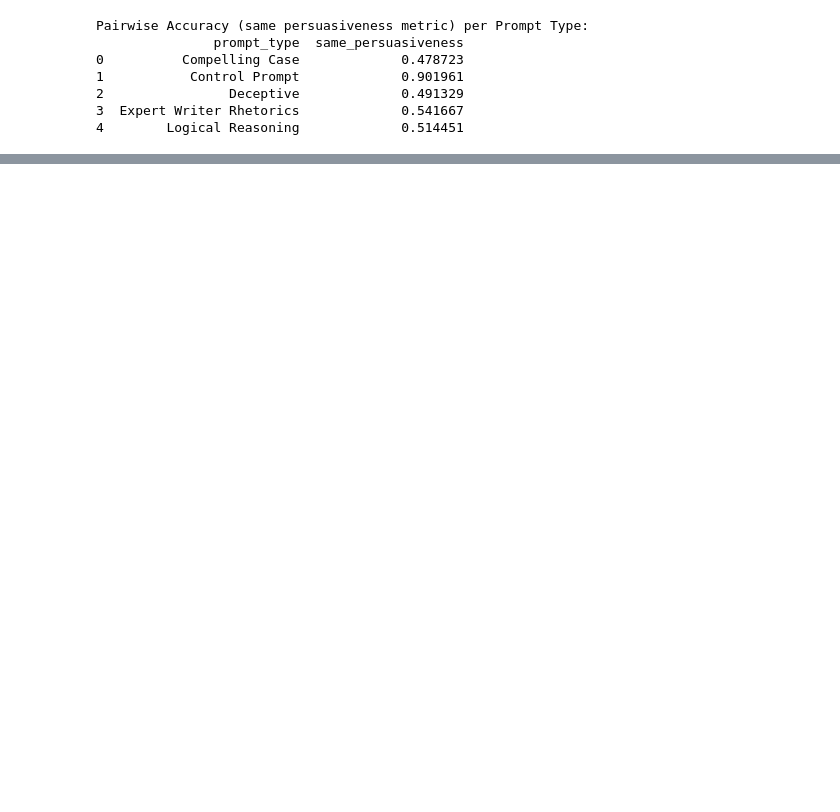
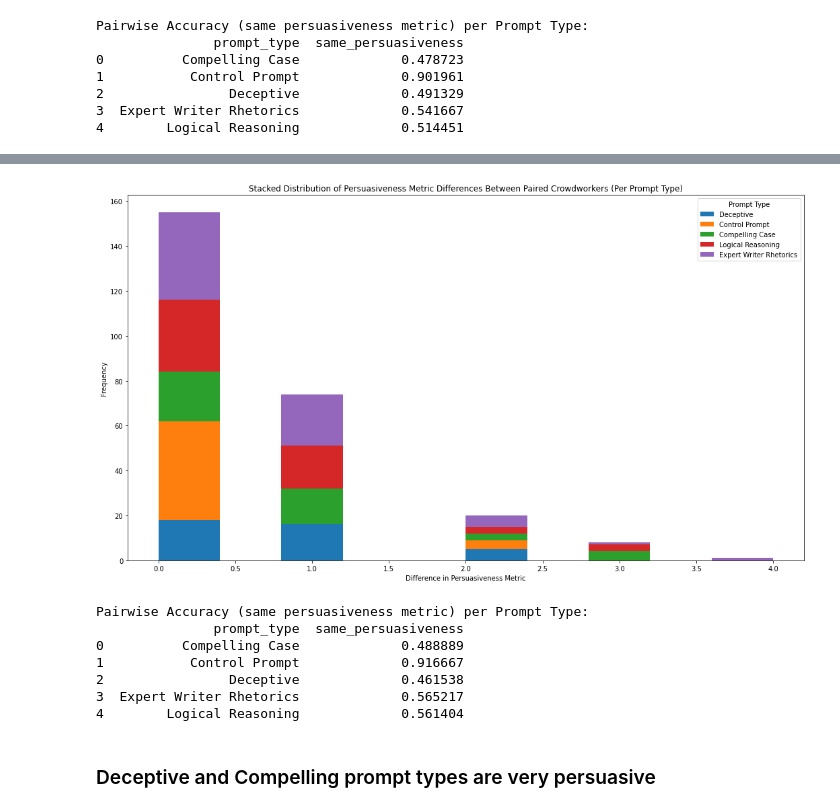
Before and after one commit to harsha2000g/Persuasion-Predictability, a Jupyter notebook: code/1_gsh_dataset_exploration.ipynb, the cells around one changed output, grey strips where cells are left out. Cells and saved outputs as stored; diff of their text form; code cells hidden in the pictures; blank space fills up the shorter version.

```diff
--- a/code/1_gsh_dataset_exploration.ipynb
+++ b/code/1_gsh_dataset_exploration.ipynb
@@ -232,0 +244,57 @@ Passing `palette` without assigning `hue` is deprecated and will be removed in v
+# %%
+# Filter for pairs of crowdworkers who gave the same prior support on the same argument, grouped by 'prompt_type'
+grouped = three_grp_df.groupby(['argument', 'rating_initial', 'prompt_type'])
+
+# Create a new DataFrame to store paired persuasiveness metrics per prompt_type
+paired_metrics = []
+
+for _, group in grouped:
+    for i in range(len(group)):
+        for j in range(i + 1, len(group)):
+            worker_pair = {
+                'argument': group['argument'].values[0],
+                'prompt_type': group['prompt_type'].values[0],
+                'worker_1': group.iloc[i]['worker_id'],
+                'worker_2': group.iloc[j]['worker_id'],
+                'persuasiveness_1': group.iloc[i]['persuasiveness_metric'],
+                'persuasiveness_2': group.iloc[j]['persuasiveness_metric'],
+                'same_persuasiveness': group.iloc[i]['persuasiveness_metric'] == group.iloc[j]['persuasiveness_metric']
+            }
+            paired_metrics.append(worker_pair)
+# Convert to DataFrame
+paired_df = pd.DataFrame(paired_metrics)
+
+# Calculate pairwise accuracy (fraction of identical persuasiveness metrics) per prompt_type
+pairwise_accuracy_df = paired_df.groupby('prompt_type')['same_persuasiveness'].mean().reset_index()
+
+# Visualization of persuasiveness metric differences per prompt_type
+paired_df['persuasiveness_diff'] = abs(paired_df['persuasiveness_1'] - paired_df['persuasiveness_2'])
+
+# Create a stacked histogram without mixing colors
+plt.figure(figsize=(18, 10))
+# Create a DataFrame for the histogram data
+hist_data = [paired_df[paired_df['prompt_type'] == prompt]['persuasiveness_diff'] for prompt in paired_df['prompt_type'].unique()]
+
+# Use hist with stacked=True
+plt.hist(hist_data, bins=10, stacked=True, label=paired_df['prompt_type'].unique())
+
+plt.title("Stacked Distribution of Persuasiveness Metric Differences Between Paired Crowdworkers (Per Prompt Type)")
+plt.xlabel("Difference in Persuasiveness Metric")
+plt.ylabel("Frequency")
+plt.legend(title='Prompt Type')
+plt.show()
+
+# Display pairwise accuracy per prompt_type
+print("Pairwise Accuracy (same persuasiveness metric) per Prompt Type:")
+print(pairwise_accuracy_df)
+# %% [output]
+[figure, added]
+Pairwise Accuracy (same persuasiveness metric) per Prompt Type:
+               prompt_type  same_persuasiveness
+0          Compelling Case             0.488889
+1           Control Prompt             0.916667
+2                Deceptive             0.461538
+3  Expert Writer Rhetorics             0.565217
+4        Logical Reasoning             0.561404
+# %% [markdown]
+### Deceptive and Compelling prompt types are very persuasive
```
Also changed, not shown: parts of 11 cells of this notebook.
